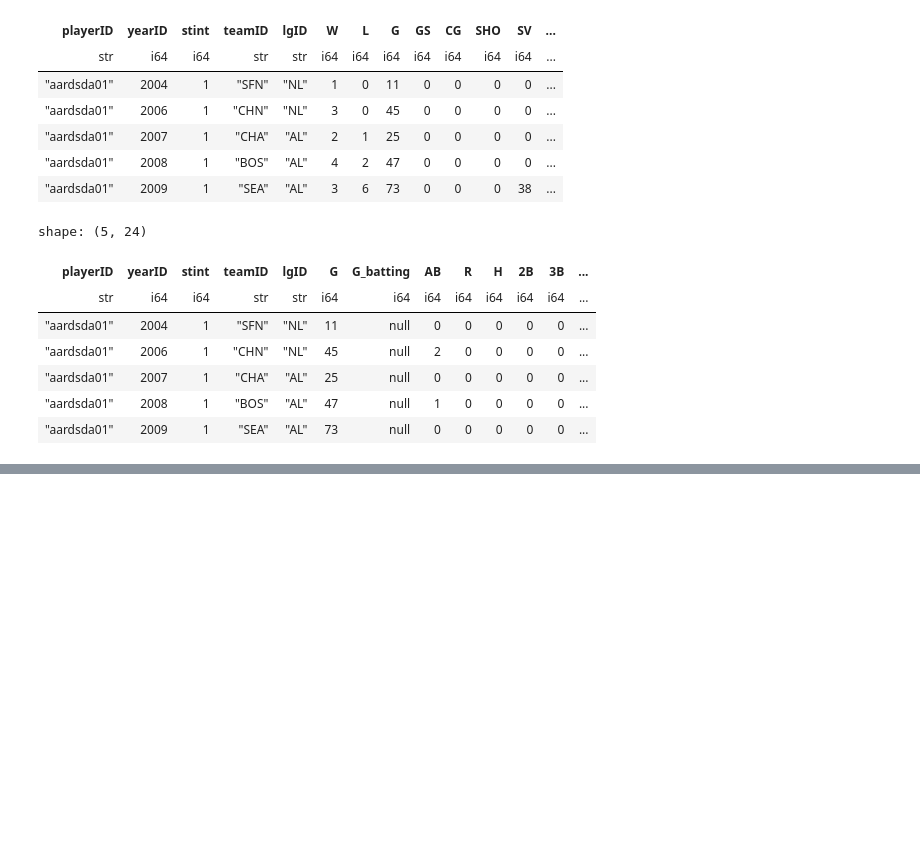
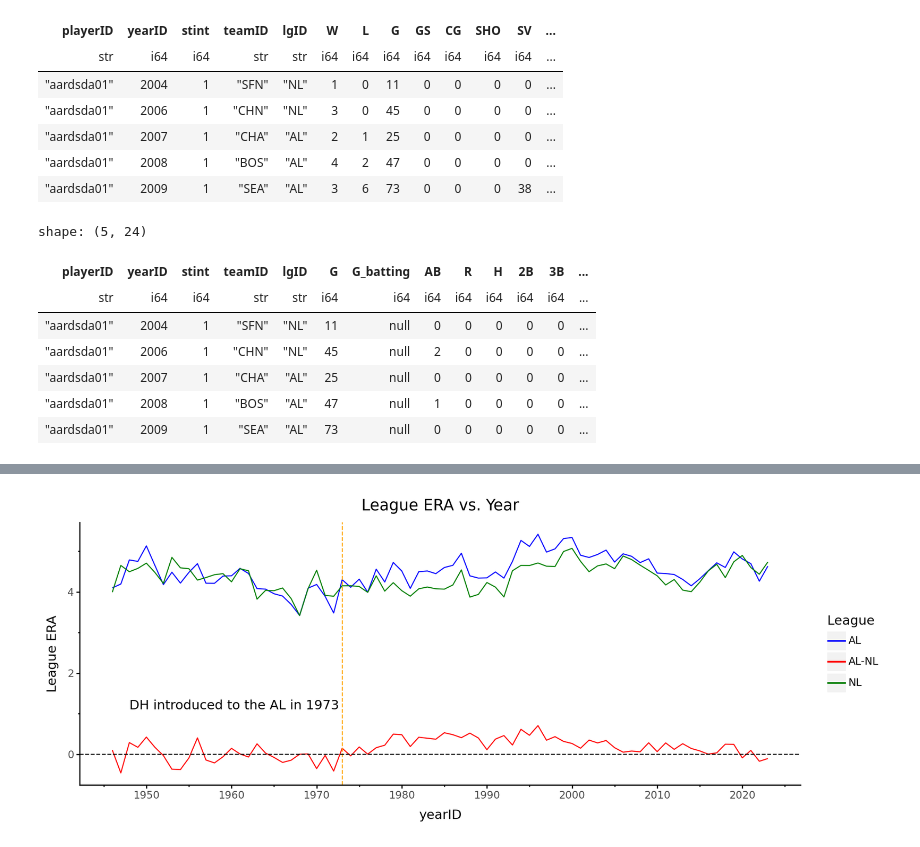
Before and after one commit to NeleOrt/Lab-1.1, a Jupyter notebook: comparing_league_wide_ERA.ipynb, the cells around one changed output, grey strips where cells are left out. Cells and saved outputs as stored; diff of their text form; code cells hidden in the pictures; blank space fills up the shorter version.

```diff
--- a/comparing_league_wide_ERA.ipynb
+++ b/comparing_league_wide_ERA.ipynb
@@ -143,3 +146,16 @@ shape: (156, 9)
 | 2023 | "NL" | 13114 | 4098 | 370 | 2943 | 82094 | 0.416498 | "Yes" |
 # %%
 slugging_with_DH_Rule.write_csv("slugging_with_DH_Rule.csv")
+# %%
+ERA_with_DH_Rule_mod = (ERA_with_DH_Rule
+                         .pivot(values='league_ERA',
+                                index='yearID',
+                                columns='lgID')
+                         .with_columns((pl.col('AL') - pl.col('NL')).alias('AL-NL'))
+                         .unpivot(['AL', 'NL', 'AL-NL'],
+                              index='yearID',
+                              variable_name='League',
+                              value_name='League ERA')
+)
+
+ERA_with_DH_Rule_mod
@@ -145,0 +177,27 @@ slugging_with_DH_Rule.write_csv("slugging_with_DH_Rule.csv")
+# %%
+from plotnine import ggplot, geom_line, aes, scale_color_manual, labs, scale_x_continuous, theme, element_blank, element_line, geom_vline, annotate, geom_hline
+
+(ggplot(data=ERA_with_DH_Rule_mod)
+ + geom_line(aes(x="yearID",
+                 y="League ERA",
+                 color="League"))
+ + scale_color_manual(values={"AL": "blue", "NL": "green", "AL-NL": "red"})
+ + labs(title="League ERA vs. Year")
+ + scale_x_continuous(breaks=range(1950, max(ERA_with_DH_Rule['yearID']) + 1, 10))
+ + theme(
+     panel_grid_major=element_blank(),
+     panel_grid_minor=element_blank(),
+     panel_background=element_blank(),
+     axis_line=element_line(color='black'),
+     axis_ticks=element_line(color='black')
+   )
+ + geom_vline(xintercept=1973, linetype='dashed', color='orange')
+ + annotate('text', x=1948, y=min(ERA_with_DH_Rule_mod['League ERA']) + 1.5,
+            label='DH introduced to the AL in 1973',
+            color='black',
+            ha='left',
+            va='bottom')
++ geom_hline(yintercept=0, linetype='dashed', color='black')
+)
+# %% [output]
+[figure, added]
```
Also changed, not shown: parts of 11 cells of this notebook, 6 other files.
